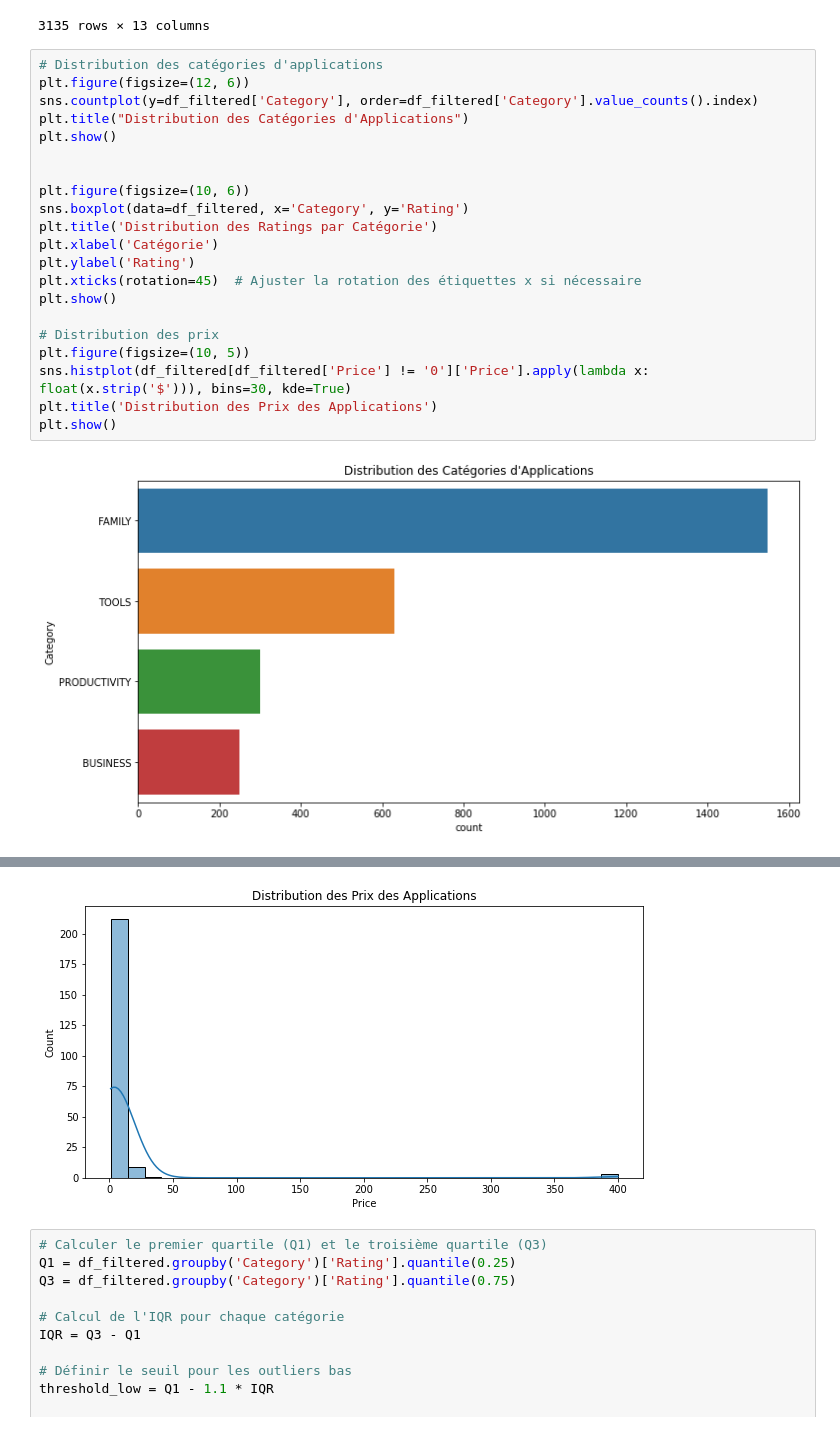
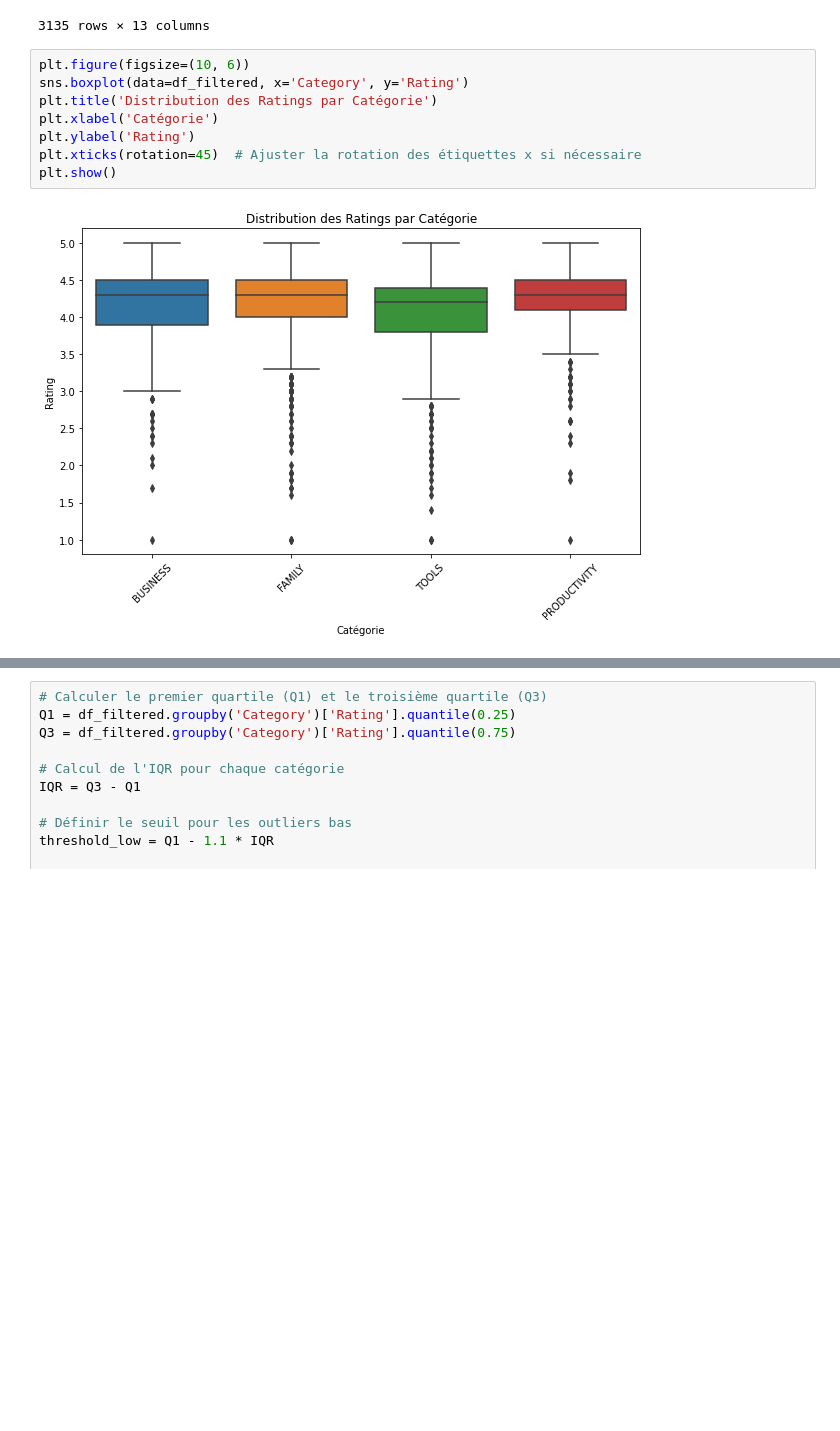
Before and after one commit to Amani05/Data-et-IA-, a Jupyter notebook: games_dataviz.ipynb, the cells around one changed output, grey strips where cells are left out. Cells and saved outputs as stored; diff of their text form; blank space fills up the shorter version.

```diff
--- a/games_dataviz.ipynb
+++ b/games_dataviz.ipynb
@@ -209,25 +206,12 @@ df_filtered
 | 10837 | Fr. Mike Schmitz Audio Teachings | FAMILY | 5.0 | 4 | 3.6M | 100+ | Free | 0 | Everyone | Education | ... |
 3135 rows × 13 columns
 # %%
-# Distribution des catégories d'applications
-plt.figure(figsize=(12, 6))
-sns.countplot(y=df_filtered['Category'], order=df_filtered['Category'].value_counts().index)
-plt.title("Distribution des Catégories d'Applications")
-plt.show()
-
-
 plt.figure(figsize=(10, 6))
 sns.boxplot(data=df_filtered, x='Category', y='Rating')
 plt.title('Distribution des Ratings par Catégorie')
 plt.xlabel('Catégorie')
 plt.ylabel('Rating')
 plt.xticks(rotation=45)  # Ajuster la rotation des étiquettes x si nécessaire
 plt.show()
-
-# Distribution des prix
-plt.figure(figsize=(10, 5))
-sns.histplot(df_filtered[df_filtered['Price'] != '0']['Price'].apply(lambda x: float(x.strip('$'))), bins=30, kde=True)
-plt.title('Distribution des Prix des Applications')
-plt.show()
 # %% [output]
-[figure, old version]
+[figure, new version]
@@ -235,4 +218,3 @@ plt.show()
-[figure, removed]
 # %%
 # Calculer le premier quartile (Q1) et le troisième quartile (Q3)
 Q1 = df_filtered.groupby('Category')['Rating'].quantile(0.25)
```
Also changed, not shown: parts of 30 cells of this notebook.
